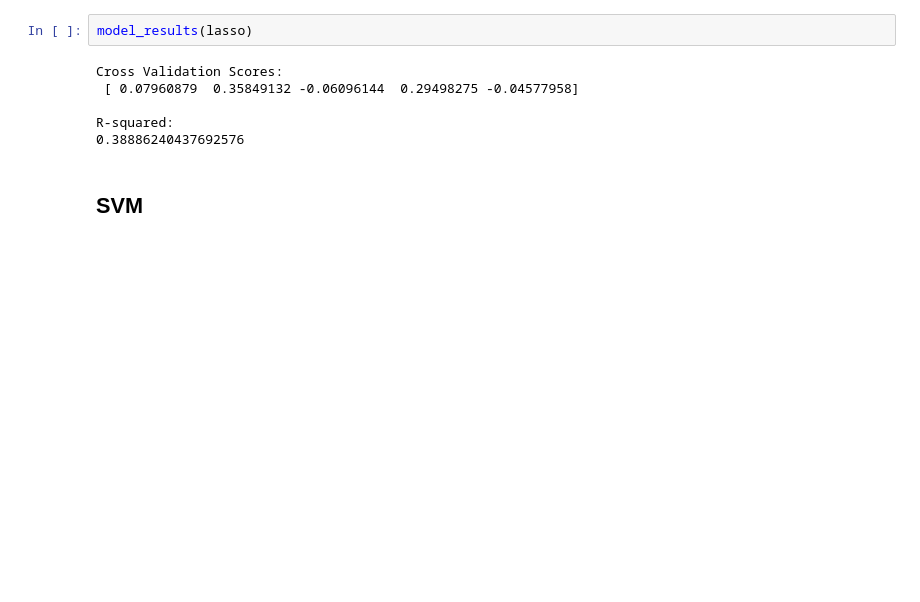
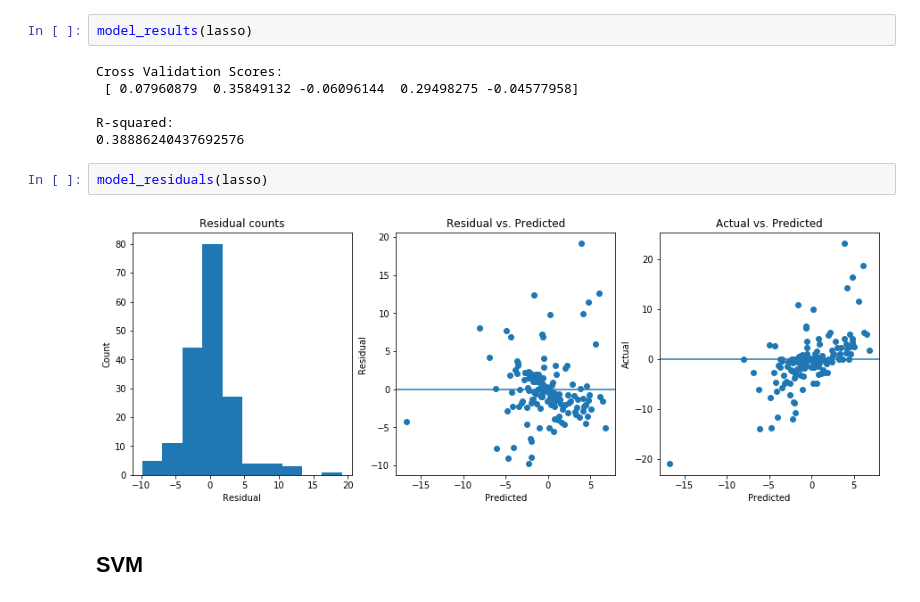
Before and after one commit to mbeckmanssf/Thinkful, a Jupyter notebook: Unit-3/Capstone-Countries.ipynb, the cells around one changed output. Saved outputs shown, nothing was run; the diff lists cells and outputs as text; blank space fills up the shorter version.

```diff
--- a/Unit-3/Capstone-Countries.ipynb
+++ b/Unit-3/Capstone-Countries.ipynb
@@ -412,6 +447,10 @@ Cross Validation Scores:
 
 R-squared:
 0.38886240437692576
+# %%
+model_residuals(lasso)
+# %% [output]
+[figure, added]
 # %% [markdown]
 ## SVM
 # %%
```
Also changed, not shown: parts of 15 cells of this notebook.
